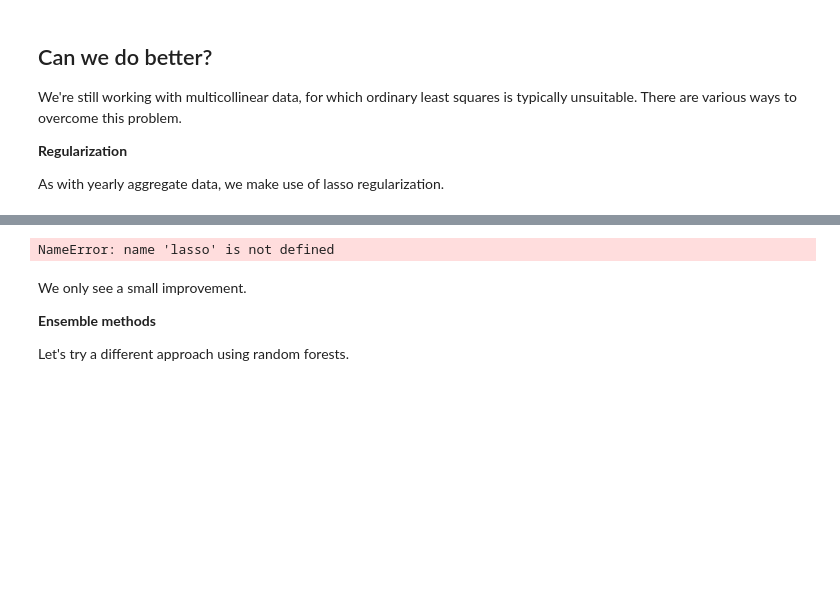
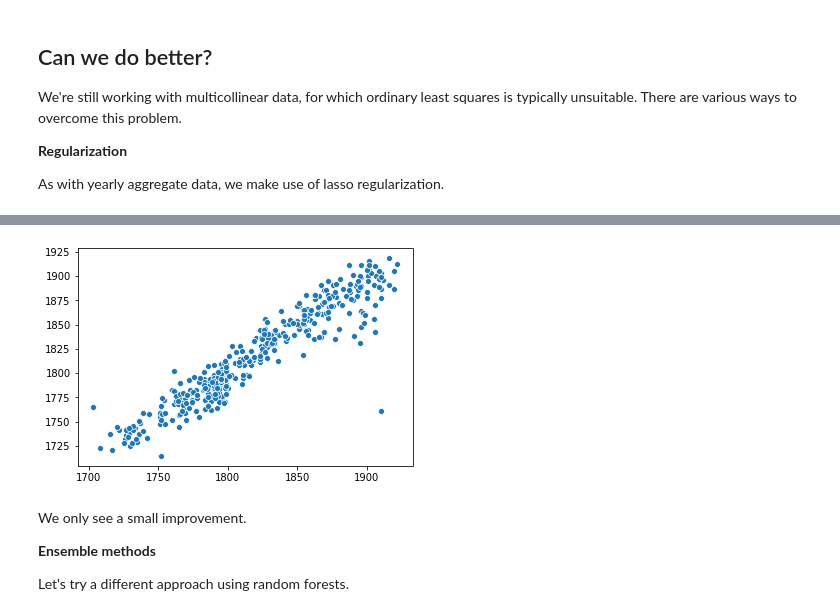
Before and after one commit to bencwallace/doc2date, a Jupyter notebook: doc2date-02.ipynb, the cells around one changed output, grey strips where cells are left out. Cells and saved outputs as stored; diff of their text form; code cells hidden in the pictures; blank space fills up the shorter version.

```diff
--- a/doc2date-02.ipynb
+++ b/doc2date-02.ipynb
@@ -170,7 +170,7 @@ Wall time: 1min 28s
 # %%
-_ = sns.lineplot(y_test, lasso.predict(X_test))
+_ = sns.scatterplot(y_test, lasso.predict(X_test))
 # %% [output]
-NameError: name 'lasso' is not defined
+[figure, added]
 # %% [markdown]
 We only see a small improvement.
 
```
Also changed, not shown: parts of 10 cells of this notebook.
